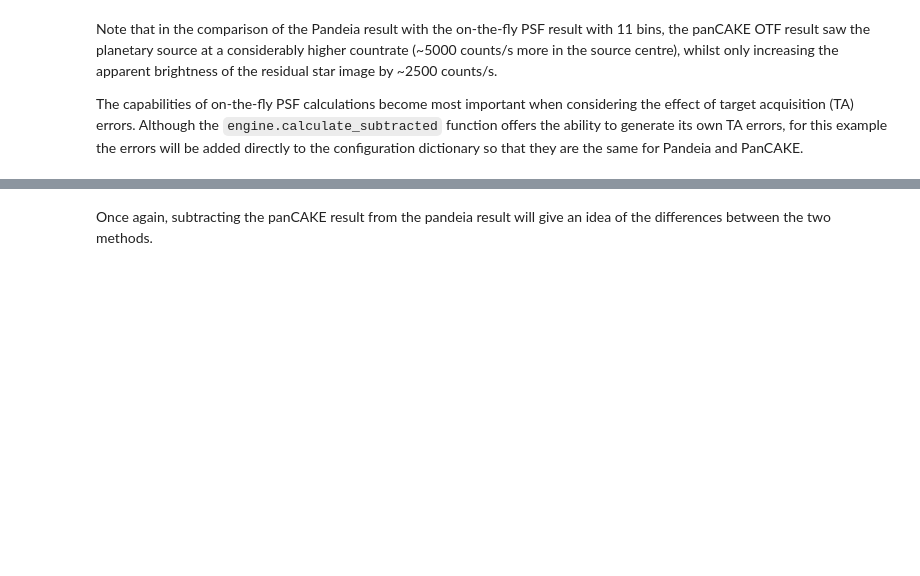
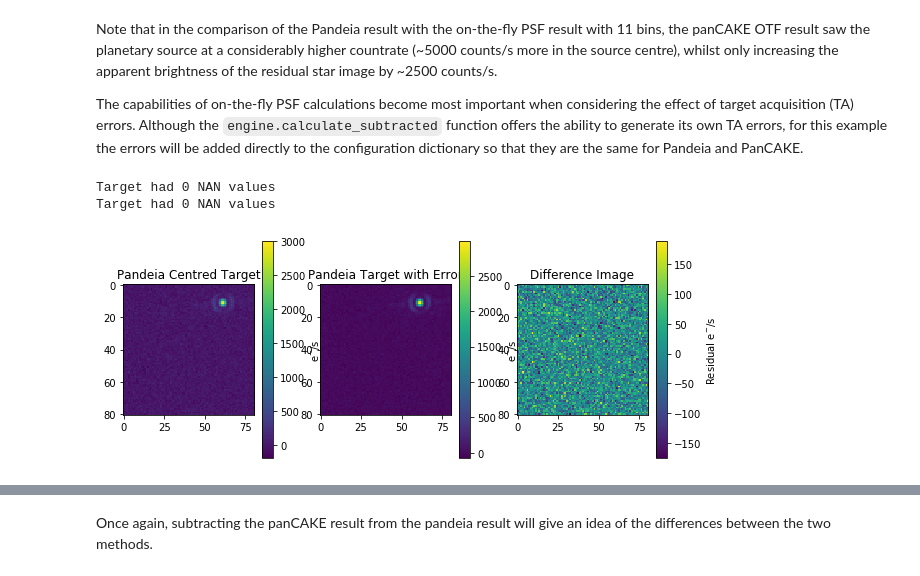
Before and after one commit to spacetelescope/pandeia-coronagraphy, a Jupyter notebook: notebooks/miri_pandeia_pancake.ipynb, the cells around one changed output, grey strips where cells are left out. Cells and saved outputs as stored; diff of their text form; code cells hidden in the pictures; blank space fills up the shorter version.

```diff
--- a/notebooks/miri_pandeia_pancake.ipynb
+++ b/notebooks/miri_pandeia_pancake.ipynb
@@ -73,10 +75,6 @@ planetA['position']['y_offset'] = 3.1
 
 # Update calculation file with the new planet
 config['scene'].append(planetA)
-
-# Update Pandeia's contrast angle to the planet's offset
-config['strategy']['contrast_azimuth'] = 40.
-config['strategy']['contrast_separation'] = 1.
 # %% [markdown]
 Create the reference scene for PSF subtraction:
 # %%
@@ -208,3 +211,43 @@ plt.subplot(122)
 plt.imshow(pancake_slope)
 plt.title('PanCAKE Target Image')
 plt.colorbar().set_label('e$^{-}$/s')
+# %%
+config_target = deepcopy(config)
+config_target['strategy']['psf_subtraction'] = 'target_only'
+config_with_errors = deepcopy(config_target)
+target_x_err, target_y_err = scene.get_ta_error()
+scene.offset_scene(config_with_errors['scene'], target_x_err, target_y_err)
+reference_x_err, reference_y_err = scene.get_ta_error()
+scene.offset_scene([config_with_errors['strategy']['psf_subtraction_source']], reference_x_err, reference_y_err)
+
+pandeia_target_centred = perform_calculation(deepcopy(config))
+pandeia_target_errored = perform_calculation(deepcopy(config_with_errors))
+# %%
+engine.options.on_the_fly_PSFs = True
+engine.options.wave_sampling = 21
+pancake_centred = engine.calculate_subtracted(config)
+pancake_errored = engine.calculate_subtracted(config_with_errors)
+# %% [output]
+Target had 0 NAN values
+Target had 0 NAN values
+# %%
+pandeia_slope_centred = pandeia_target_centred['2d']['detector']
+pandeia_slope_errored = pandeia_target_errored['2d']['detector']
+pandeia_slope_subtracted = pandeia_slope_centred - pandeia_slope_errored
+
+plt.figure(figsize=(10,4))
+plt.subplot(131)
+plt.imshow(pandeia_slope_centred)
+plt.title('Pandeia Centred Target')
+plt.colorbar().set_label('e$^{-}$/s')
+plt.subplot(132)
+plt.imshow(pandeia_slope_errored)
+plt.title('Pandeia Target with Error')
+plt.colorbar().set_label('e$^{-}$/s')
+plt.subplot(133)
+plt.imshow(pandeia_slope_subtracted)
+plt.title('Difference Image')
+plt.colorbar().set_label('Residual e$^{-}$/s')
+plt.savefig('pandeia.png')
+# %% [output]
+[figure, added]
```
Also changed, not shown: parts of 4 cells of this notebook, 5 other files.
